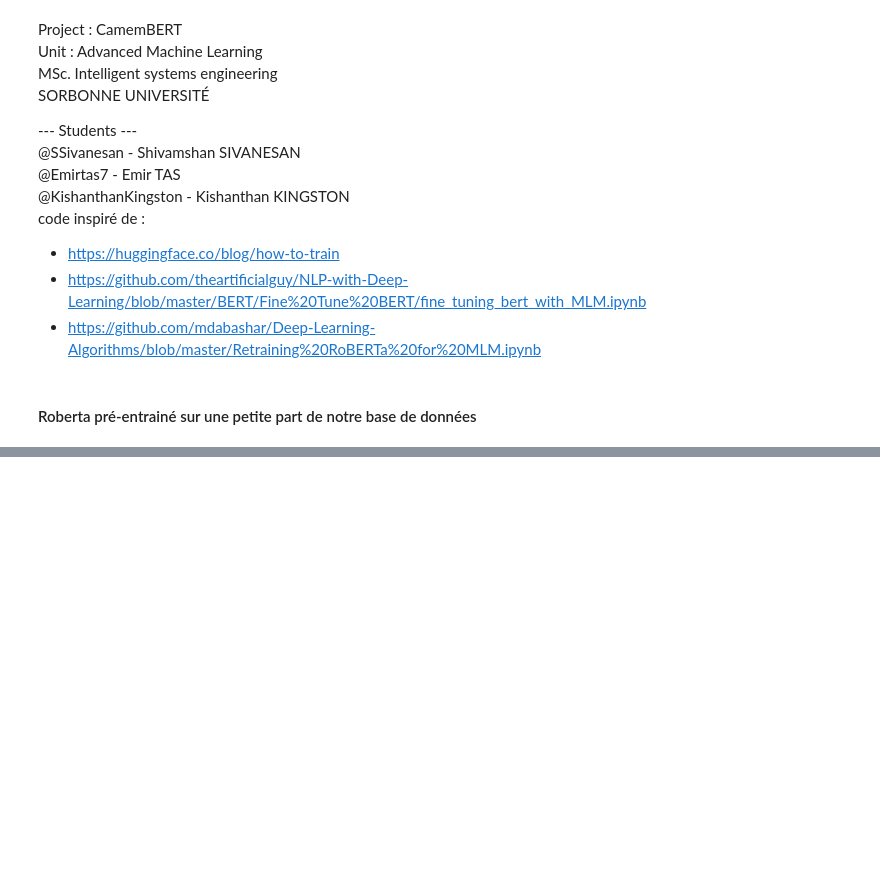
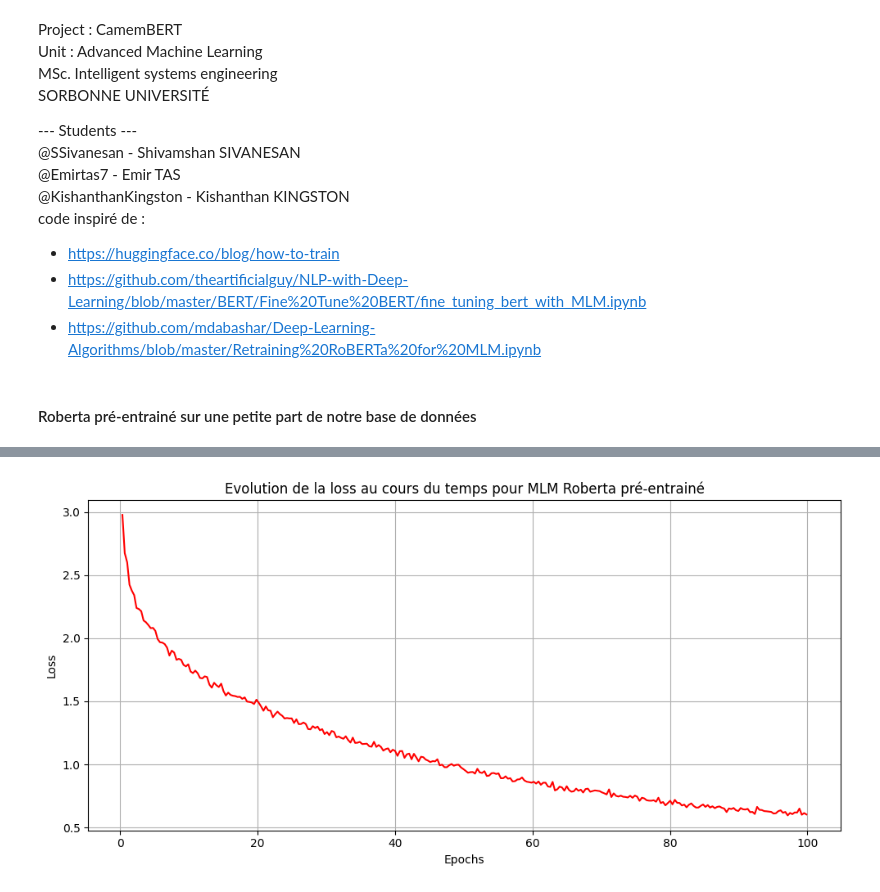
Before and after one commit to KishanthanKingston/CamemBERT, a Jupyter notebook: pretrained_roberta_MLM.ipynb, the cells around one changed output, grey strips where cells are left out. Saved outputs shown, nothing was run; the diff lists cells and outputs as text; code cells hidden in the pictures; blank space fills up the shorter version.

Commit message:
Entrainement terminé sur le modèle MLM Roberta

```diff
--- a/pretrained_roberta_MLM.ipynb
+++ b/pretrained_roberta_MLM.ipynb
@@ -130,0 +147,18 @@ fill_mask("Je prépare un <mask> au chocolat.")
+# %%
+import matplotlib.pyplot as plt
+
+logs = trainer.state.log_history
+
+losses = [log['loss'] for log in logs if 'loss' in log]
+epochs = [log['epoch'] for log in logs if 'loss' in log]
+
+plt.figure(figsize=(10, 5))
+plt.plot(epochs, losses, color = 'r')
+plt.grid()
+plt.xlabel('Epochs')
+plt.ylabel('Loss')
+plt.title('Evolution de la loss au cours du temps pour MLM Roberta pré-entrainé')
+plt.tight_layout()
+plt.show()
+# %% [output]
+[figure, added]
```
Also changed, not shown: parts of 4 cells of this notebook.
